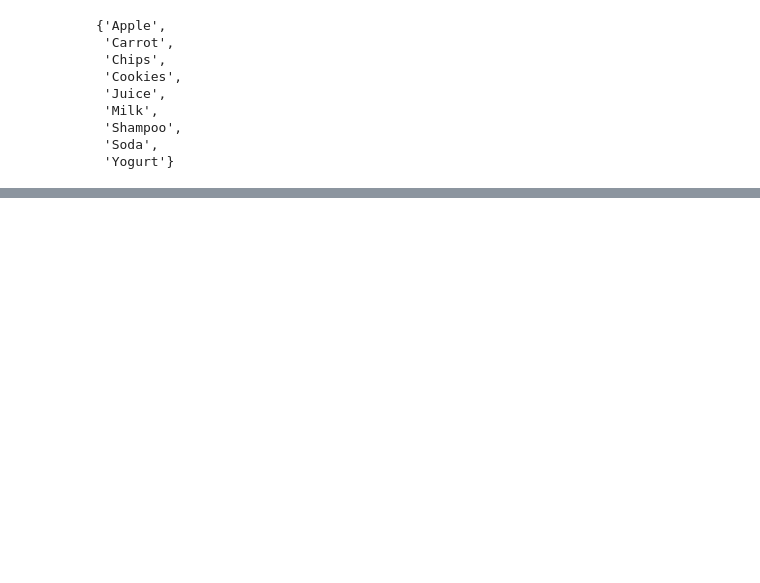
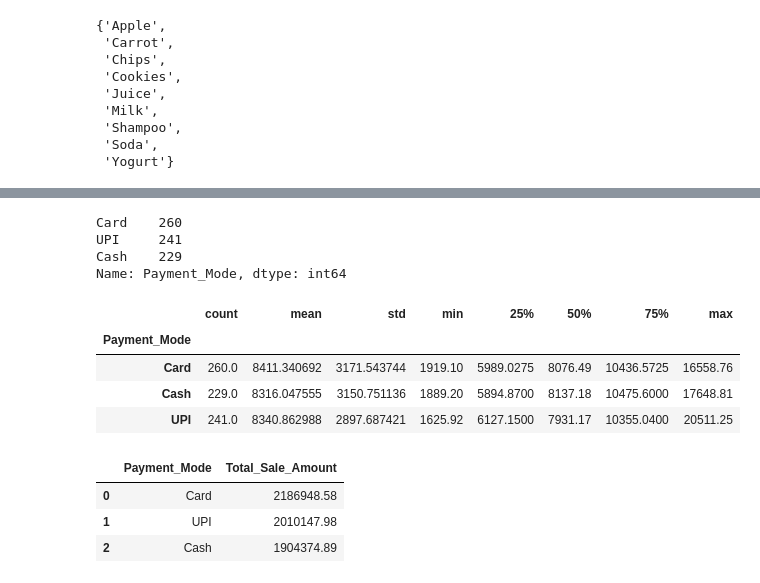
Before and after one commit to utkarshsen03/AI-based-business-solution, a Jupyter notebook: HACKATHON .ipynb, the cells around one changed output, grey strips where cells are left out. Saved outputs shown, nothing was run; the diff lists cells and outputs as text; code cells hidden in the pictures; blank space fills up the shorter version.

```diff
--- a/HACKATHON .ipynb
+++ b/HACKATHON .ipynb
@@ -61,3 +40,8 @@ memory usage: 68.6+ KB
 # %%
 df['Month']=df['Date_Time'].dt.month_name()
 df['Day'] = df['Date_Time'].dt.day_name()
+df['Paid_Amount'] = df['Total_Sale_Amount']-df['Discount_Applied']
+df['Payment_Mode'] = df['Payment_Mode'].astype('category')
+df['Categories'] = df['Categories'].astype('category')
+df.drop(columns='Invoice_ID')
+df.head(3)
@@ -215,0 +234,23 @@ px.bar(day_sale,x=day_sale.index,y='Quantities_Sold',log_y =True)
+# %%
+df['Payment_Mode'].value_counts()
+# %% [output]
+Card    260
+UPI     241
+Cash    229
+Name: Payment_Mode, dtype: int64
+# %%
+df.groupby('Payment_Mode')['Total_Sale_Amount'].describe()
+# %% [output]
+|  | count | mean | std | min | 25% | 50% | 75% | max |
+| Payment_Mode |  |  |  |  |  |  |  |  |
+| Card | 260.0 | 8411.340692 | 3171.543744 | 1919.10 | 5989.0275 | 8076.49 | 10436.5725 | 16558.76 |
+| Cash | 229.0 | 8316.047555 | 3150.751136 | 1889.20 | 5894.8700 | 8137.18 | 10475.6000 | 17648.81 |
+| UPI | 241.0 | 8340.862988 | 2897.687421 | 1625.92 | 6127.1500 | 7931.17 | 10355.0400 | 20511.25 |
+# %%
+payment_analysis = df.groupby('Payment_Mode')['Total_Sale_Amount'].sum().sort_values(ascending=False).reset_index()
+payment_analysis
+# %% [output]
+|  | Payment_Mode | Total_Sale_Amount |
+| 0 | Card | 2186948.58 |
+| 1 | UPI | 2010147.98 |
+| 2 | Cash | 1904374.89 |
```
Also changed, not shown: parts of 29 cells of this notebook.
